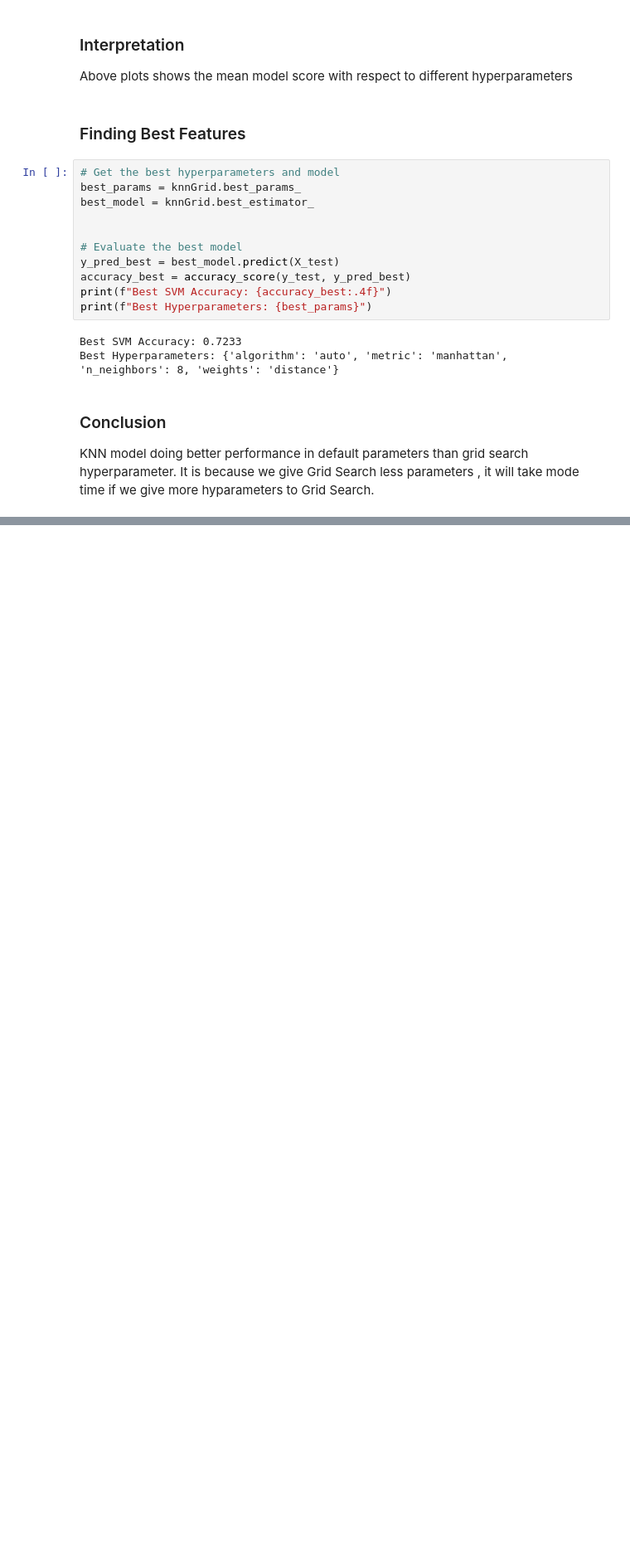
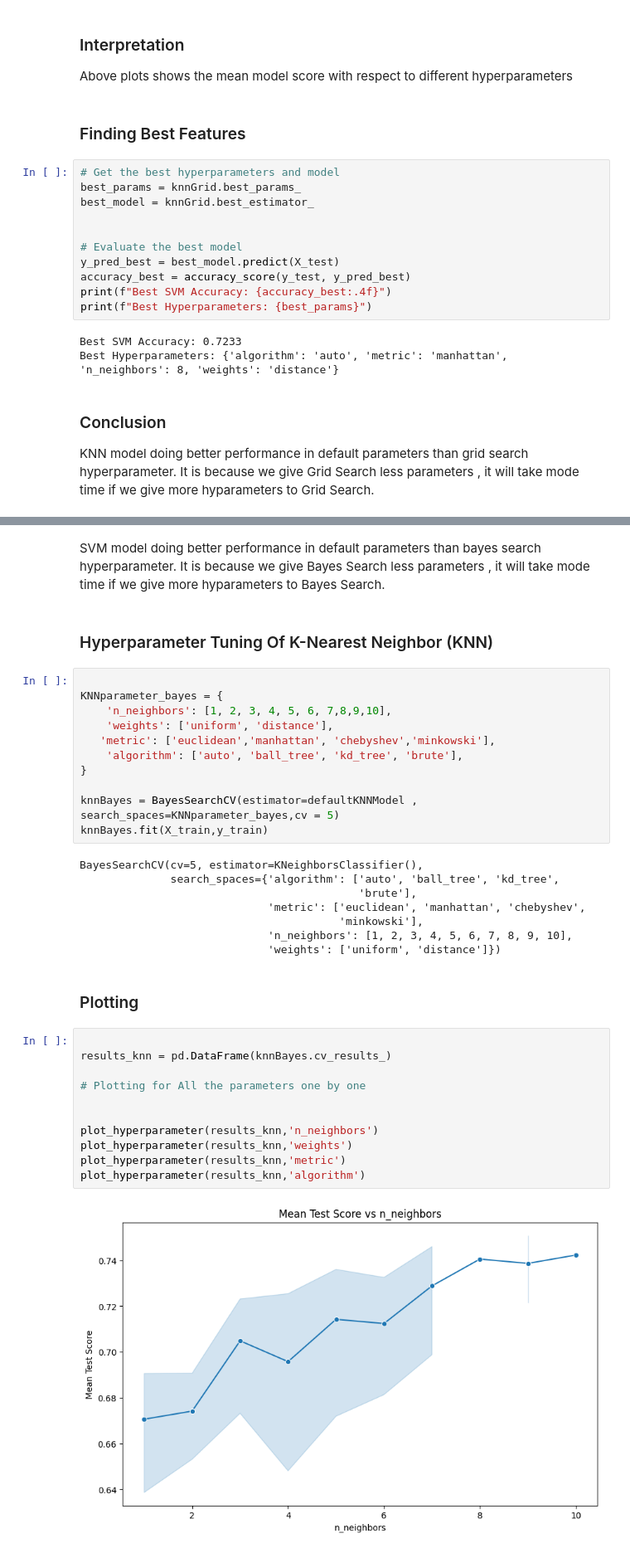
Before and after one commit to AbdullahHasan0/Data-Science-Group-2---BWF---Abdullah-Hasan, a Jupyter notebook: Task 29/Task 29.ipynb, the cells around one changed output, grey strips where cells are left out. Shown at 83% size. Cells and saved outputs as stored; diff of their text form; blank space fills up the shorter version.

```diff
--- a/Task 29/Task 29.ipynb
+++ b/Task 29/Task 29.ipynb
@@ -748,0 +873,40 @@ KNN model doing better performance in default parameters than grid search hyperp
+# %% [markdown]
+
+SVM model doing better performance in default parameters than bayes search hyperparameter. It is because we give Bayes Search less parameters , it will take mode time if we give more hyparameters to Bayes Search.
+# %% [markdown]
+
+<h3>Hyperparameter Tuning Of K-Nearest Neighbor (KNN)</h3>
+# %%
+
+KNNparameter_bayes = {
+    'n_neighbors': [1, 2, 3, 4, 5, 6, 7,8,9,10],
+    'weights': ['uniform', 'distance'],
+   'metric': ['euclidean','manhattan', 'chebyshev','minkowski'],
+    'algorithm': ['auto', 'ball_tree', 'kd_tree', 'brute'],
+}
+
+knnBayes = BayesSearchCV(estimator=defaultKNNModel , search_spaces=KNNparameter_bayes,cv = 5)
+knnBayes.fit(X_train,y_train)
+# %% [output]
+BayesSearchCV(cv=5, estimator=KNeighborsClassifier(),
+              search_spaces={'algorithm': ['auto', 'ball_tree', 'kd_tree',
+                                           'brute'],
+                             'metric': ['euclidean', 'manhattan', 'chebyshev',
+                                        'minkowski'],
+                             'n_neighbors': [1, 2, 3, 4, 5, 6, 7, 8, 9, 10],
+                             'weights': ['uniform', 'distance']})
+# %% [markdown]
+### Plotting
+# %%
+
+results_knn = pd.DataFrame(knnBayes.cv_results_)
+
+# Plotting for All the parameters one by one
+
+
+plot_hyperparameter(results_knn,'n_neighbors')
+plot_hyperparameter(results_knn,'weights')
+plot_hyperparameter(results_knn,'metric')
+plot_hyperparameter(results_knn,'algorithm')
+# %% [output]
+[figure, added]
```
Also changed, not shown: parts of 21 cells of this notebook.
